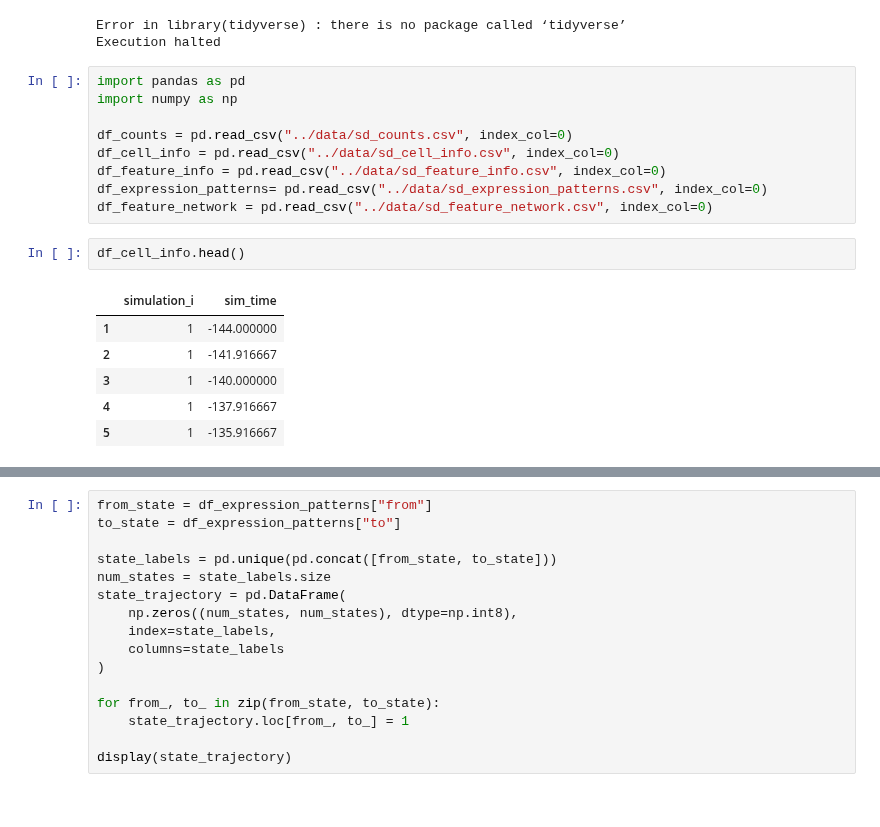
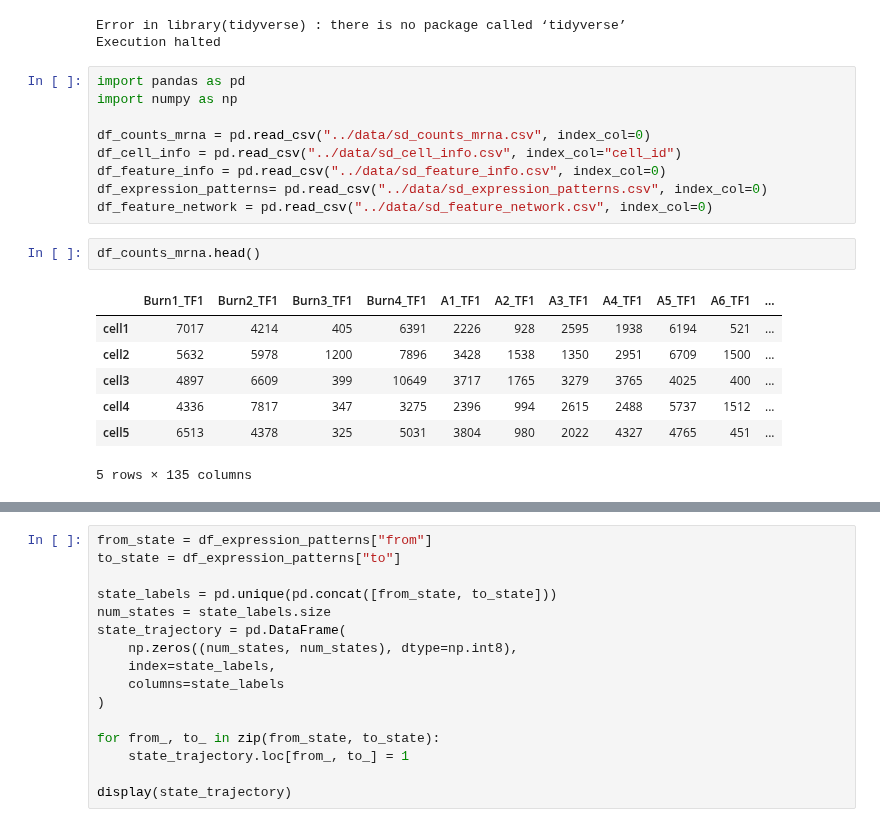
Before and after one commit to DavidWild02/BachelorThesis-ML-Gene-Interactions, a Jupyter notebook: src/PrepareSyntheticData.ipynb, the cells around one changed output, grey strips where cells are left out. Cells and saved outputs as stored; diff of their text form.

```diff
--- a/src/PrepareSyntheticData.ipynb
+++ b/src/PrepareSyntheticData.ipynb
@@ -7,17 +7,18 @@ Execution halted
 import pandas as pd
 import numpy as np
 
-df_counts = pd.read_csv("../data/sd_counts.csv", index_col=0)
-df_cell_info = pd.read_csv("../data/sd_cell_info.csv", index_col=0)
+df_counts_mrna = pd.read_csv("../data/sd_counts_mrna.csv", index_col=0)
+df_cell_info = pd.read_csv("../data/sd_cell_info.csv", index_col="cell_id")
 df_feature_info = pd.read_csv("../data/sd_feature_info.csv", index_col=0)
 df_expression_patterns= pd.read_csv("../data/sd_expression_patterns.csv", index_col=0)
 df_feature_network = pd.read_csv("../data/sd_feature_network.csv", index_col=0)
-# %%
-df_cell_info.head()
-# %% [output]
-|  | simulation_i | sim_time |
-| 1 | 1 | -144.000000 |
-| 2 | 1 | -141.916667 |
-| 3 | 1 | -140.000000 |
-| 4 | 1 | -137.916667 |
-| 5 | 1 | -135.916667 |
+# %%
+df_counts_mrna.head()
+# %% [output]
+|  | Burn1_TF1 | Burn2_TF1 | Burn3_TF1 | Burn4_TF1 | A1_TF1 | A2_TF1 | A3_TF1 | A4_TF1 | A5_TF1 | A6_TF1 | ... |
+| cell1 | 7017 | 4214 | 405 | 6391 | 2226 | 928 | 2595 | 1938 | 6194 | 521 | ... |
+| cell2 | 5632 | 5978 | 1200 | 7896 | 3428 | 1538 | 1350 | 2951 | 6709 | 1500 | ... |
+| cell3 | 4897 | 6609 | 399 | 10649 | 3717 | 1765 | 3279 | 3765 | 4025 | 400 | ... |
+| cell4 | 4336 | 7817 | 347 | 3275 | 2396 | 994 | 2615 | 2488 | 5737 | 1512 | ... |
+| cell5 | 6513 | 4378 | 325 | 5031 | 3804 | 980 | 2022 | 4327 | 4765 | 451 | ... |
+5 rows × 135 columns
```
Also changed, not shown: parts of 10 cells of this notebook, 1 other file.
